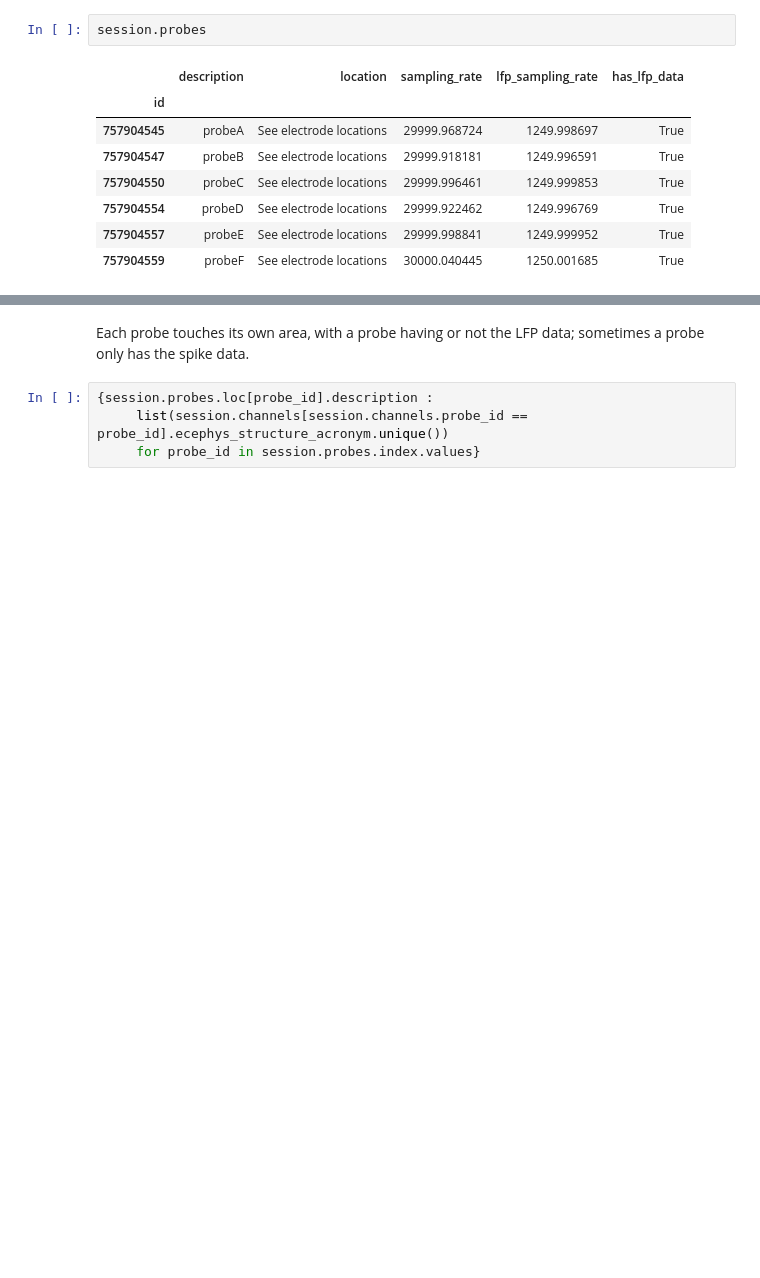
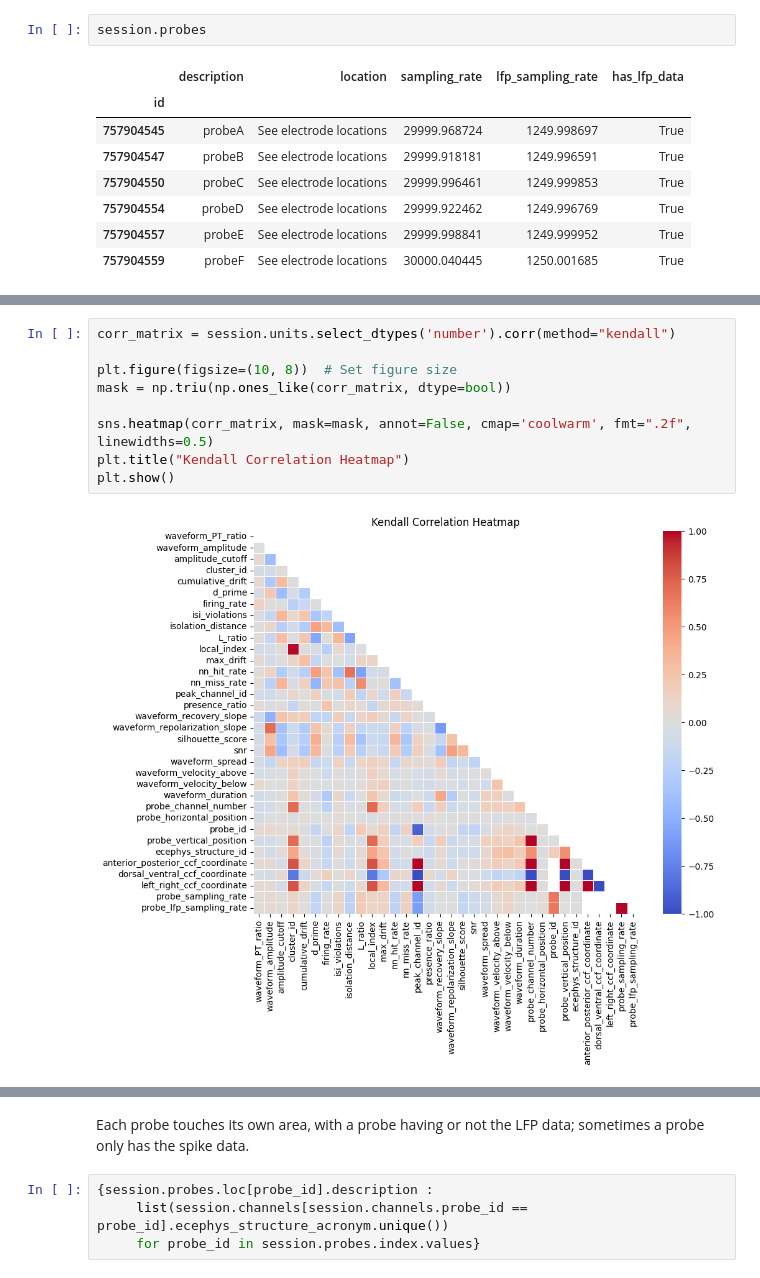
Before and after one commit to tebe-nigrelli/MMN-Group-Project, a Jupyter notebook: session_eda.ipynb, the cells around one changed output, grey strips where cells are left out. Saved outputs shown, nothing was run; the diff lists cells and outputs as text; blank space fills up the shorter version.

```diff
--- a/session_eda.ipynb
+++ b/session_eda.ipynb
@@ -46,0 +78,11 @@ Index(['stimulus_block', 'start_time', 'stop_time', 'size', 'orientation',
+# %%
+corr_matrix = session.units.select_dtypes('number').corr(method="kendall")
+
+plt.figure(figsize=(10, 8))  # Set figure size
+mask = np.triu(np.ones_like(corr_matrix, dtype=bool))
+
+sns.heatmap(corr_matrix, mask=mask, annot=False, cmap='coolwarm', fmt=".2f", linewidths=0.5)
+plt.title("Kendall Correlation Heatmap")
+plt.show()
+# %% [output]
+[figure, added]
```
Also changed, not shown: parts of 12 cells of this notebook.
